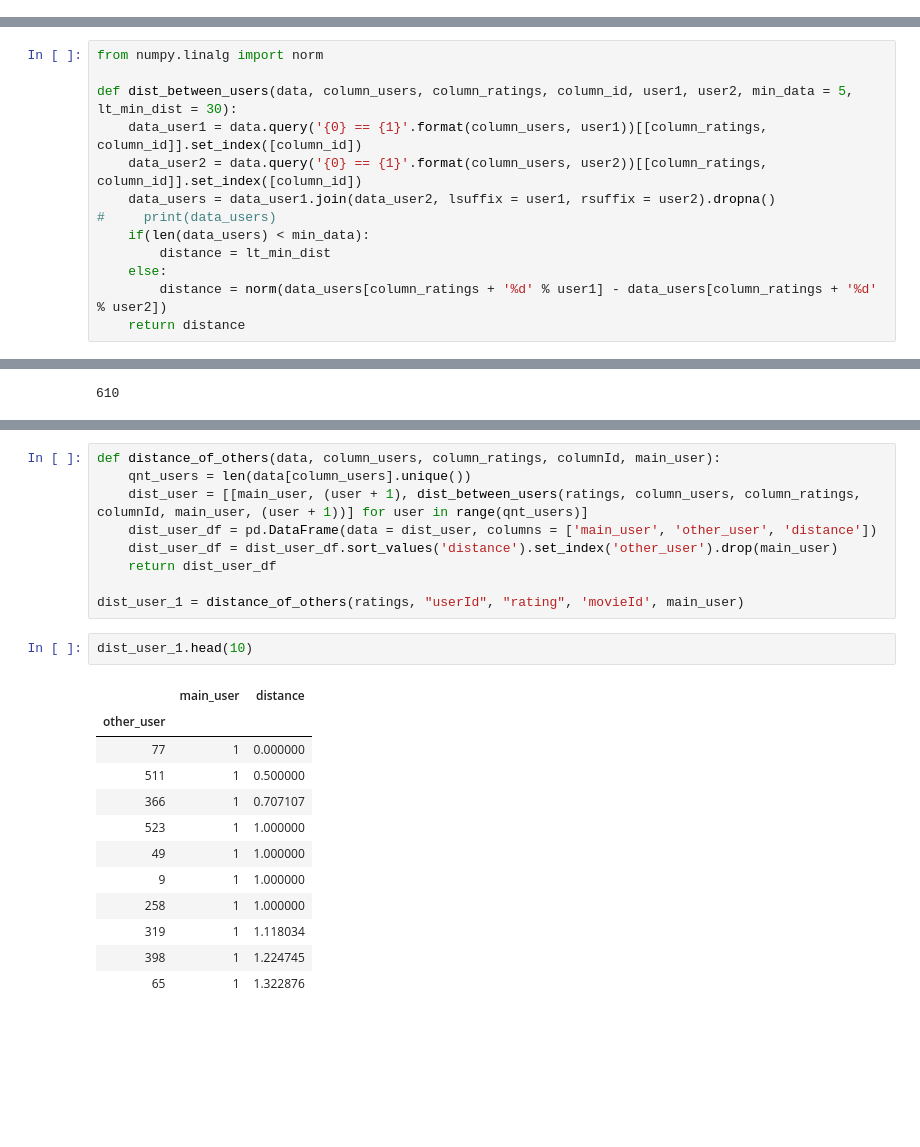
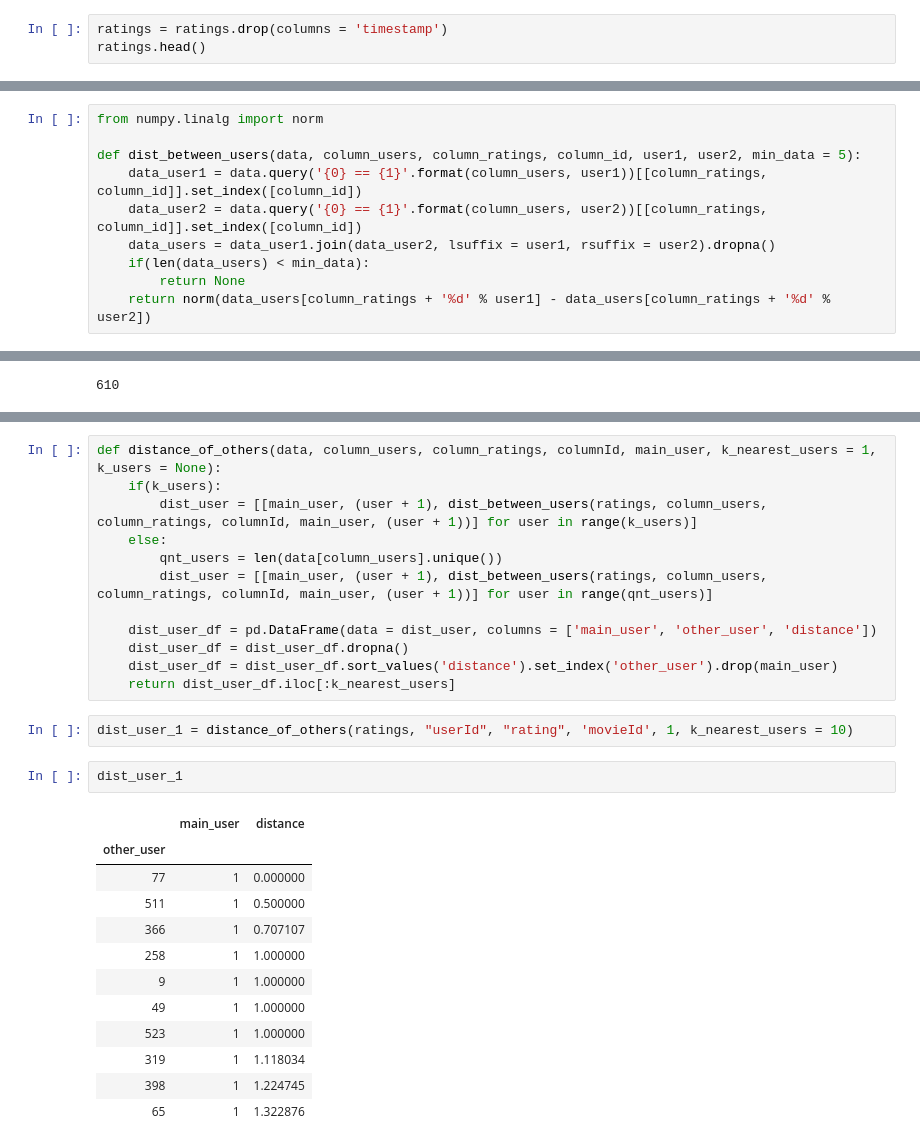
Before and after one commit to BrunaMS/machine_learning_course, a Jupyter notebook: 5_introduction_to_recommendation_systems/recommendation_systems.ipynb, the cells around one changed output, grey strips where cells are left out. Cells and saved outputs as stored; diff of their text form; blank space fills up the shorter version.

```diff
--- a/5_introduction_to_recommendation_systems/recommendation_systems.ipynb
+++ b/5_introduction_to_recommendation_systems/recommendation_systems.ipynb
@@ -54,0 +45,3 @@ ratings.head()
+# %%
+ratings = ratings.drop(columns = 'timestamp')
+ratings.head()
@@ -266,16 +253,13 @@ movieId
 # %%
 from numpy.linalg import norm
 
-def dist_between_users(data, column_users, column_ratings, column_id, user1, user2, min_data = 5, lt_min_dist = 30):
+def dist_between_users(data, column_users, column_ratings, column_id, user1, user2, min_data = 5):
     data_user1 = data.query('{0} == {1}'.format(column_users, user1))[[column_ratings, column_id]].set_index([column_id])
     data_user2 = data.query('{0} == {1}'.format(column_users, user2))[[column_ratings, column_id]].set_index([column_id])
     data_users = data_user1.join(data_user2, lsuffix = user1, rsuffix = user2).dropna()
-#     print(data_users)
     if(len(data_users) < min_data):
-        distance = lt_min_dist
-    else:
-        distance = norm(data_users[column_ratings + '%d' % user1] - data_users[column_ratings + '%d' % user2])
-    return distance
+        return None
+    return norm(data_users[column_ratings + '%d' % user1] - data_users[column_ratings + '%d' % user2])
 # %%
 dist_between_users(ratings, 'userId', 'rating', 'movieId', 1, 77)
 # %% [output]
@@ -322,24 +320,29 @@ print(qnt_users)
 # %%
-def distance_of_others(data, column_users, column_ratings, columnId, main_user):
-    qnt_users = len(data[column_users].unique())
-    dist_user = [[main_user, (user + 1), dist_between_users(ratings, column_users, column_ratings, columnId, main_user, (user + 1))] for user in range(qnt_users)]
+def distance_of_others(data, column_users, column_ratings, columnId, main_user, k_nearest_users = 1, k_users = None):
+    if(k_users):
+        dist_user = [[main_user, (user + 1), dist_between_users(ratings, column_users, column_ratings, columnId, main_user, (user + 1))] for user in range(k_users)]
+    else:
+        qnt_users = len(data[column_users].unique())
+        dist_user = [[main_user, (user + 1), dist_between_users(ratings, column_users, column_ratings, columnId, main_user, (user + 1))] for user in range(qnt_users)]
+
     dist_user_df = pd.DataFrame(data = dist_user, columns = ['main_user', 'other_user', 'distance'])
+    dist_user_df = dist_user_df.dropna()
     dist_user_df = dist_user_df.sort_values('distance').set_index('other_user').drop(main_user)
-    return dist_user_df
-
-dist_user_1 = distance_of_others(ratings, "userId", "rating", 'movieId', main_user)
+    return dist_user_df.iloc[:k_nearest_users]
+# %%
+dist_user_1 = distance_of_others(ratings, "userId", "rating", 'movieId', 1, k_nearest_users = 10)
 # %%
-dist_user_1.head(10)
+dist_user_1
 # %% [output]
 |  | main_user | distance |
 | other_user |  |  |
 | 77 | 1 | 0.000000 |
 | 511 | 1 | 0.500000 |
 | 366 | 1 | 0.707107 |
+| 258 | 1 | 1.000000 |
+| 9 | 1 | 1.000000 |
+| 49 | 1 | 1.000000 |
 | 523 | 1 | 1.000000 |
-| 49 | 1 | 1.000000 |
-| 9 | 1 | 1.000000 |
-| 258 | 1 | 1.000000 |
 | 319 | 1 | 1.118034 |
 | 398 | 1 | 1.224745 |
 | 65 | 1 | 1.322876 |
```
Also changed, not shown: parts of 18 cells of this notebook.
